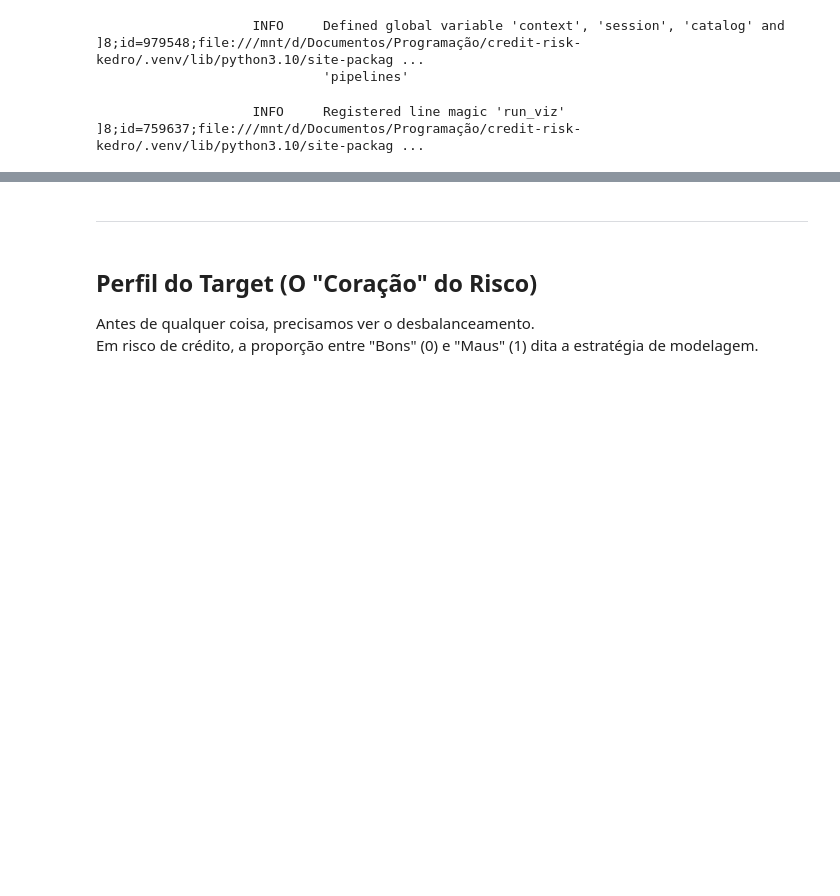
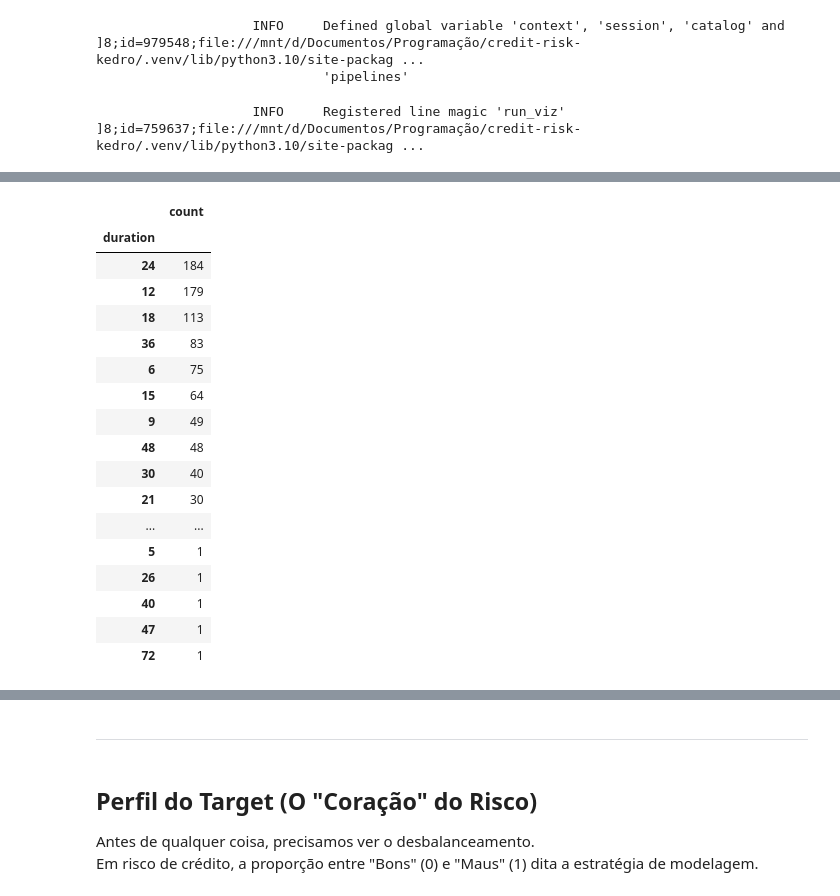
Before and after one commit to vilquer/credit-risk-kedro, a Jupyter notebook: german-credit-risk/notebooks/EDA.ipynb, the cells around one changed output, grey strips where cells are left out. Saved outputs shown, nothing was run; the diff lists cells and outputs as text; code cells hidden in the pictures; blank space fills up the shorter version.

```diff
--- a/german-credit-risk/notebooks/EDA.ipynb
+++ b/german-credit-risk/notebooks/EDA.ipynb
@@ -71,0 +126,3 @@ data
+# %%
+data = preprocess_german_credit(data)
+data
@@ -71,0 +205,3 @@ data
+# %%
+data[['duration']].value_counts().to_frame()
+# %% [output]
@@ -72,3 +209,21 @@ data
+|  | count |
+| duration |  |
+| 24 | 184 |
+| 12 | 179 |
+| 18 | 113 |
+| 36 | 83 |
+| 6 | 75 |
+| 15 | 64 |
+| 9 | 49 |
+| 48 | 48 |
+| 30 | 40 |
+| 21 | 30 |
+| ... | ... |
+| 5 | 1 |
+| 26 | 1 |
+| 40 | 1 |
+| 47 | 1 |
+| 72 | 1 |
 # %%
 data["credit_risk"].value_counts(normalize=True)
 # %% [output]
```
Also changed, not shown: parts of 11 cells of this notebook, 2 other files.
